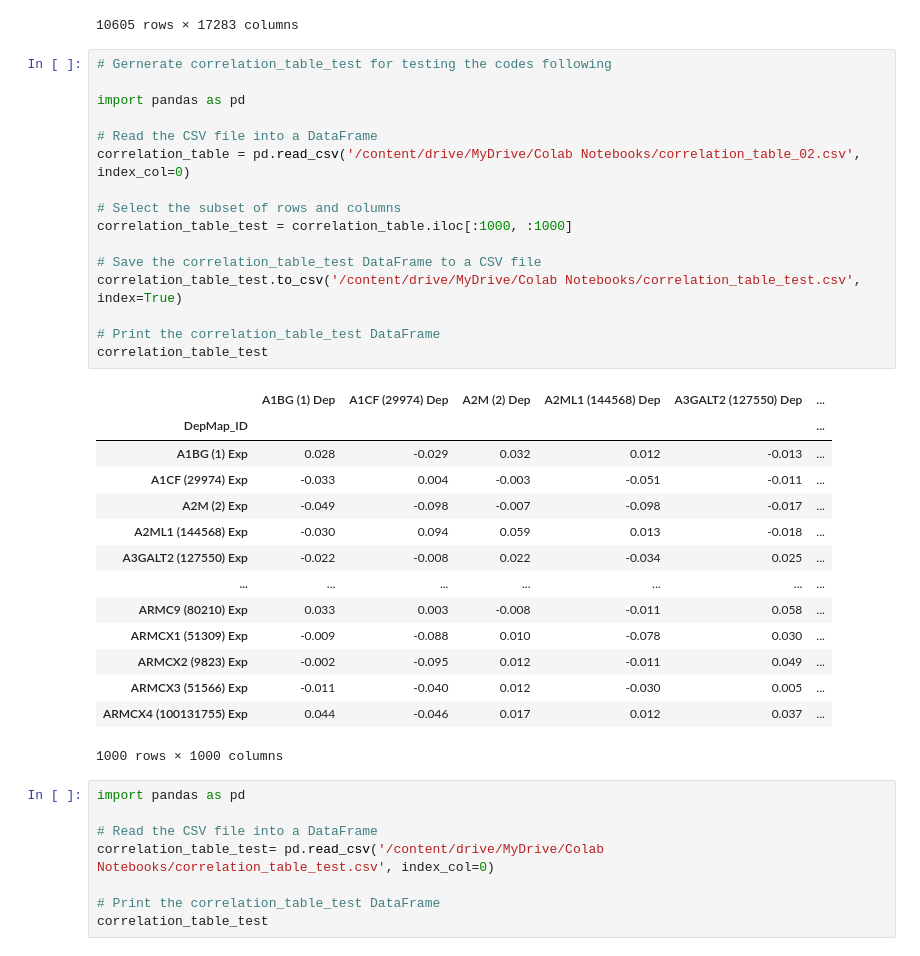
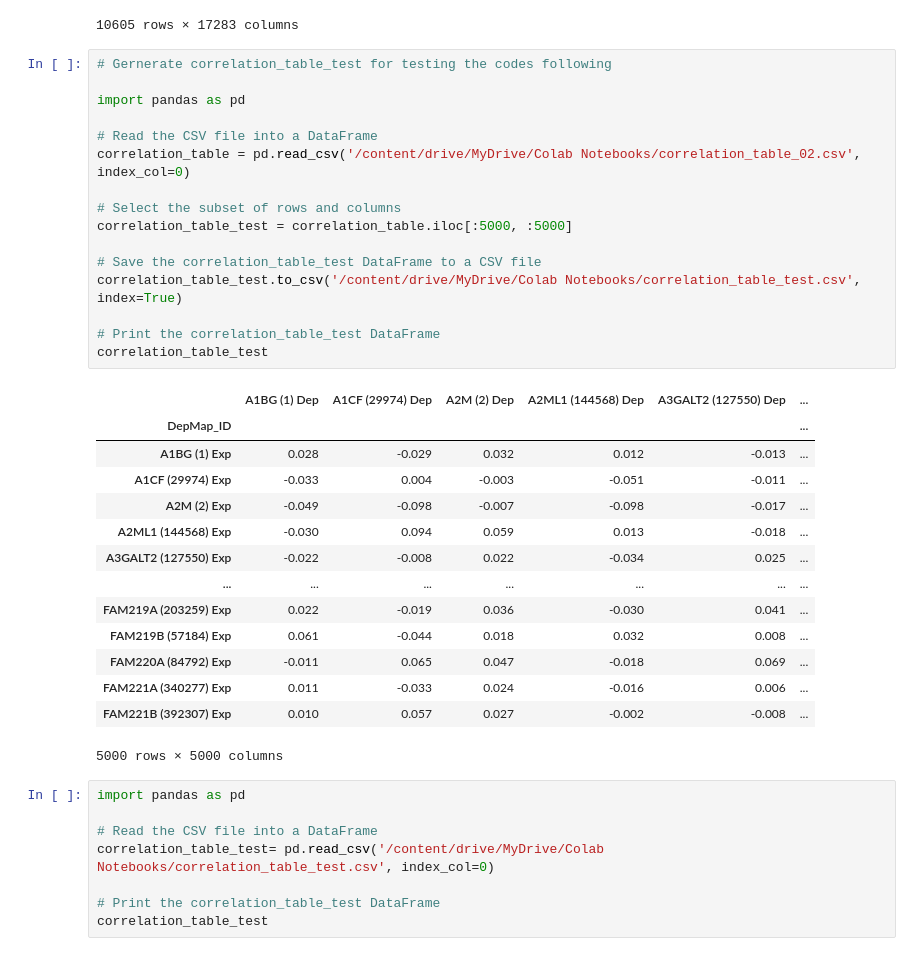
Before and after one commit to chingyaousf/Intern-project-2023, a Jupyter notebook: intern_06.ipynb, the cells around one changed output. Cells and saved outputs as stored; diff of their text form.

```diff
--- a/intern_06.ipynb
+++ b/intern_06.ipynb
@@ -45,34 +45,34 @@ correlation_table_02
 # %%
 # Gernerate correlation_table_test for testing the codes following
 
 import pandas as pd
 
 # Read the CSV file into a DataFrame
 correlation_table = pd.read_csv('/content/drive/MyDrive/Colab Notebooks/correlation_table_02.csv', index_col=0)
 
 # Select the subset of rows and columns
-correlation_table_test = correlation_table.iloc[:1000, :1000]
+correlation_table_test = correlation_table.iloc[:5000, :5000]
 
 # Save the correlation_table_test DataFrame to a CSV file
 correlation_table_test.to_csv('/content/drive/MyDrive/Colab Notebooks/correlation_table_test.csv', index=True)
 
 # Print the correlation_table_test DataFrame
 correlation_table_test
 # %% [output]
 |  | A1BG (1) Dep | A1CF (29974) Dep | A2M (2) Dep | A2ML1 (144568) Dep | A3GALT2 (127550) Dep | ... |
 | DepMap_ID |  |  |  |  |  | ... |
 | A1BG (1) Exp | 0.028 | -0.029 | 0.032 | 0.012 | -0.013 | ... |
 | A1CF (29974) Exp | -0.033 | 0.004 | -0.003 | -0.051 | -0.011 | ... |
 | A2M (2) Exp | -0.049 | -0.098 | -0.007 | -0.098 | -0.017 | ... |
 | A2ML1 (144568) Exp | -0.030 | 0.094 | 0.059 | 0.013 | -0.018 | ... |
 | A3GALT2 (127550) Exp | -0.022 | -0.008 | 0.022 | -0.034 | 0.025 | ... |
 | ... | ... | ... | ... | ... | ... | ... |
-| ARMC9 (80210) Exp | 0.033 | 0.003 | -0.008 | -0.011 | 0.058 | ... |
-| ARMCX1 (51309) Exp | -0.009 | -0.088 | 0.010 | -0.078 | 0.030 | ... |
-| ARMCX2 (9823) Exp | -0.002 | -0.095 | 0.012 | -0.011 | 0.049 | ... |
-| ARMCX3 (51566) Exp | -0.011 | -0.040 | 0.012 | -0.030 | 0.005 | ... |
-| ARMCX4 (100131755) Exp | 0.044 | -0.046 | 0.017 | 0.012 | 0.037 | ... |
+| FAM219A (203259) Exp | 0.022 | -0.019 | 0.036 | -0.030 | 0.041 | ... |
+| FAM219B (57184) Exp | 0.061 | -0.044 | 0.018 | 0.032 | 0.008 | ... |
+| FAM220A (84792) Exp | -0.011 | 0.065 | 0.047 | -0.018 | 0.069 | ... |
+| FAM221A (340277) Exp | 0.011 | -0.033 | 0.024 | -0.016 | 0.006 | ... |
+| FAM221B (392307) Exp | 0.010 | 0.057 | 0.027 | -0.002 | -0.008 | ... |
-1000 rows × 1000 columns
+5000 rows × 5000 columns
 # %%
 import pandas as pd
 
```
Also changed, not shown: parts of 4 cells of this notebook.
